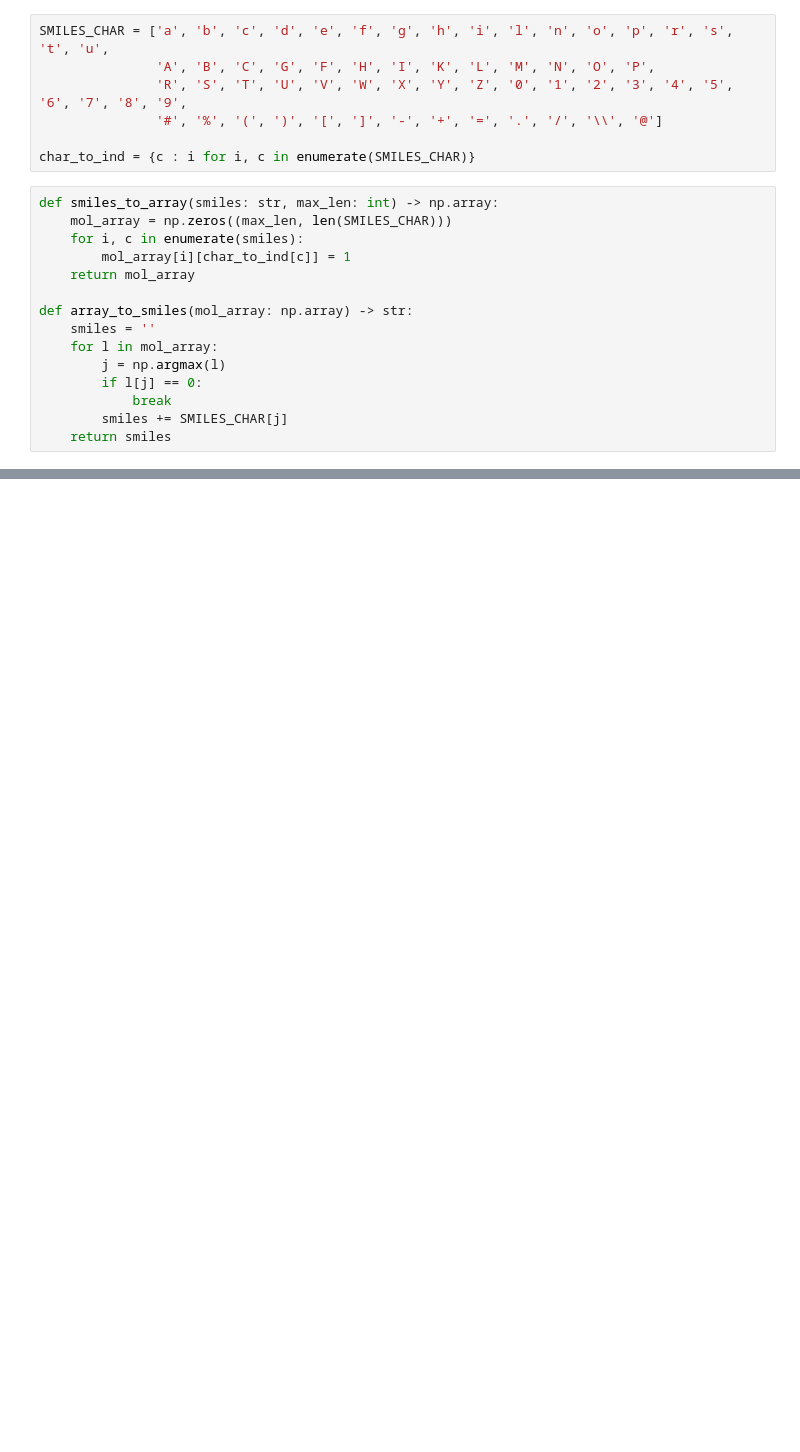
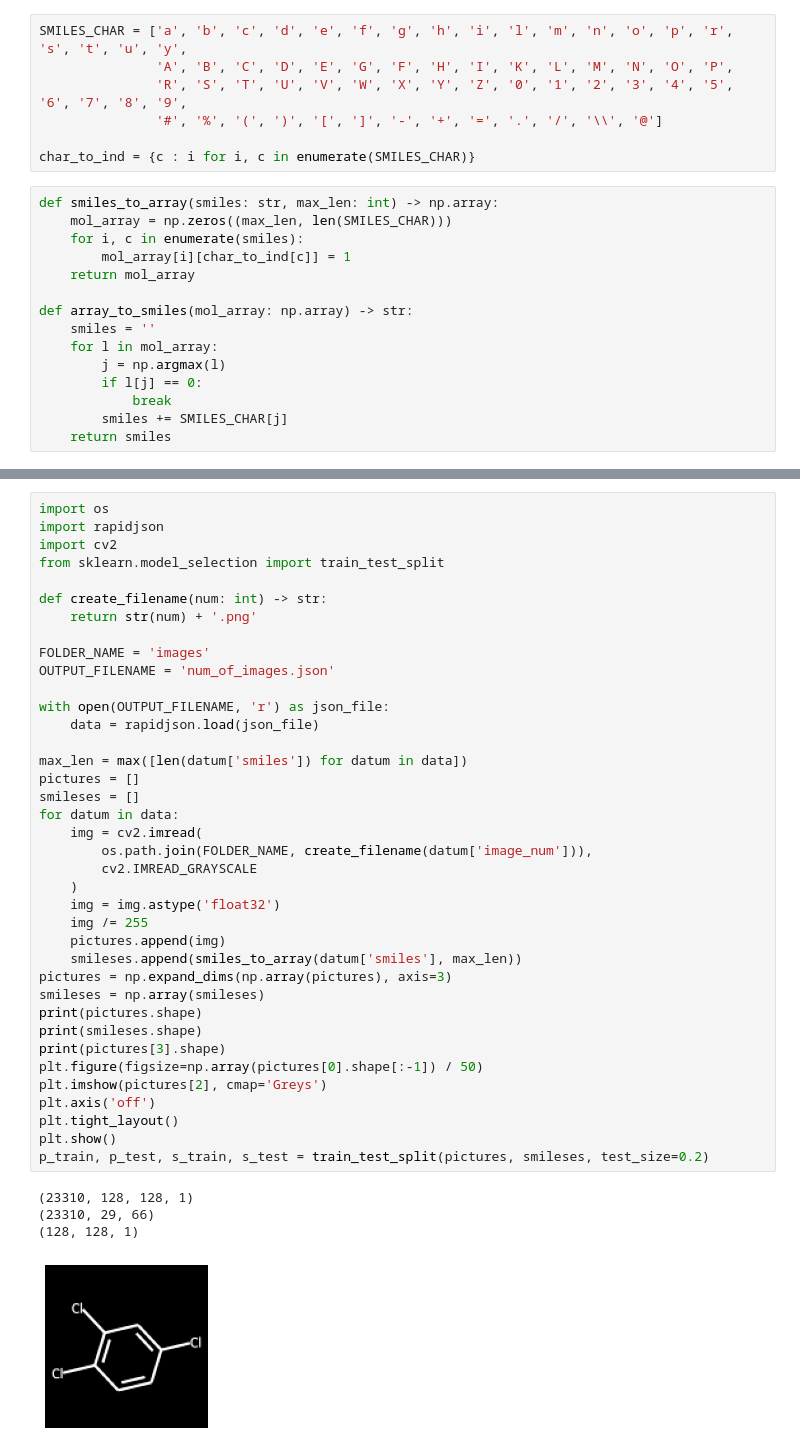
Before and after one commit to kot239/chem-to-smiles, a Jupyter notebook: ImagesToSmiles.ipynb, the cells around one changed output, grey strips where cells are left out. Saved outputs shown, nothing was run; the diff lists cells and outputs as text; blank space fills up the shorter version.

Commit message:
Add working model

```diff
--- a/ImagesToSmiles.ipynb
+++ b/ImagesToSmiles.ipynb
@@ -4,6 +13,6 @@ import numpy as np
 # %%
-SMILES_CHAR = ['a', 'b', 'c', 'd', 'e', 'f', 'g', 'h', 'i', 'l', 'n', 'o', 'p', 'r', 's', 't', 'u',
-               'A', 'B', 'C', 'G', 'F', 'H', 'I', 'K', 'L', 'M', 'N', 'O', 'P',
+SMILES_CHAR = ['a', 'b', 'c', 'd', 'e', 'f', 'g', 'h', 'i', 'l', 'm', 'n', 'o', 'p', 'r', 's', 't', 'u', 'y',
+               'A', 'B', 'C', 'D', 'E', 'G', 'F', 'H', 'I', 'K', 'L', 'M', 'N', 'O', 'P',
                'R', 'S', 'T', 'U', 'V', 'W', 'X', 'Y', 'Z', '0', '1', '2', '3', '4', '5', '6', '7', '8', '9',
                '#', '%', '(', ')', '[', ']', '-', '+', '=', '.', '/', '\\', '@']
 
@@ -67 +35,44 @@ p_train, p_test, s_train, s_test = train_test_split(pictures, smileses, test_siz
+# %%
+import os
+import rapidjson
+import cv2
+from sklearn.model_selection import train_test_split
+
+def create_filename(num: int) -> str:
+    return str(num) + '.png'
+
+FOLDER_NAME = 'images'
+OUTPUT_FILENAME = 'num_of_images.json'
+
+with open(OUTPUT_FILENAME, 'r') as json_file:
+    data = rapidjson.load(json_file)
+
+max_len = max([len(datum['smiles']) for datum in data])
+pictures = []
+smileses = []
+for datum in data:
+    img = cv2.imread(
+        os.path.join(FOLDER_NAME, create_filename(datum['image_num'])),
+        cv2.IMREAD_GRAYSCALE
+    )
+    img = img.astype('float32')
+    img /= 255
+    pictures.append(img)
+    smileses.append(smiles_to_array(datum['smiles'], max_len))
+pictures = np.expand_dims(np.array(pictures), axis=3)
+smileses = np.array(smileses)
+print(pictures.shape)
+print(smileses.shape)
+print(pictures[3].shape)
+plt.figure(figsize=np.array(pictures[0].shape[:-1]) / 50)
+plt.imshow(pictures[2], cmap='Greys')
+plt.axis('off')
+plt.tight_layout()
+plt.show()
+p_train, p_test, s_train, s_test = train_test_split(pictures, smileses, test_size=0.2)
+# %% [output]
+(23310, 128, 128, 1)
+(23310, 29, 66)
+(128, 128, 1)
+[figure, added]
 # %%
```
Also changed, not shown: parts of 12 cells of this notebook, 1 other file.
